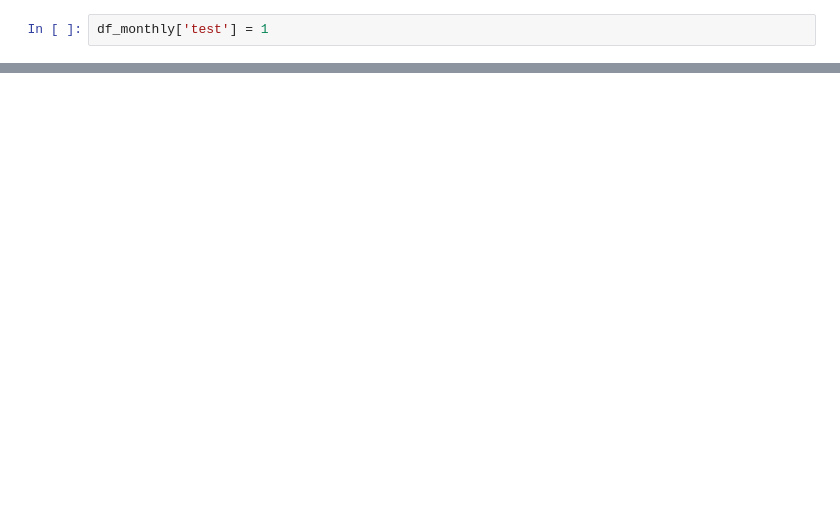
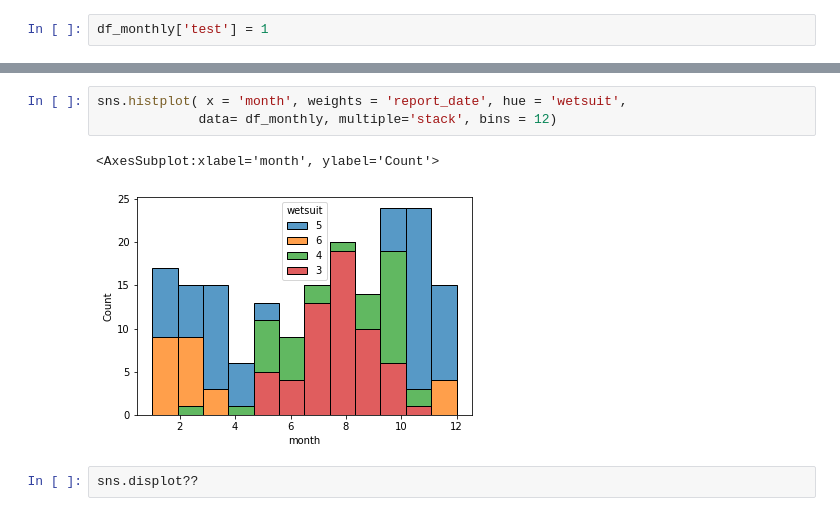
Before and after one commit to jinchao-chen/surf_report_analysis, a Jupyter notebook: data_visualization.ipynb, the cells around one changed output, grey strips where cells are left out. Drawn from its saved outputs; the diff is of its cells as text; blank space fills up the shorter version.

```diff
--- a/data_visualization.ipynb
+++ b/data_visualization.ipynb
@@ -101,0 +95,8 @@ array([[0.5488135 , 0.71518937, 0.60276338, 0.54488318, 0.4236548 ,
+# %%
+sns.histplot( x = 'month', weights = 'report_date', hue = 'wetsuit',
+             data= df_monthly, multiple='stack', bins = 12)
+# %% [output]
+<AxesSubplot:xlabel='month', ylabel='Count'>
+[figure, added]
+# %%
+sns.displot??
```
Also changed, not shown: parts of 14 cells of this notebook, 1 other file.
